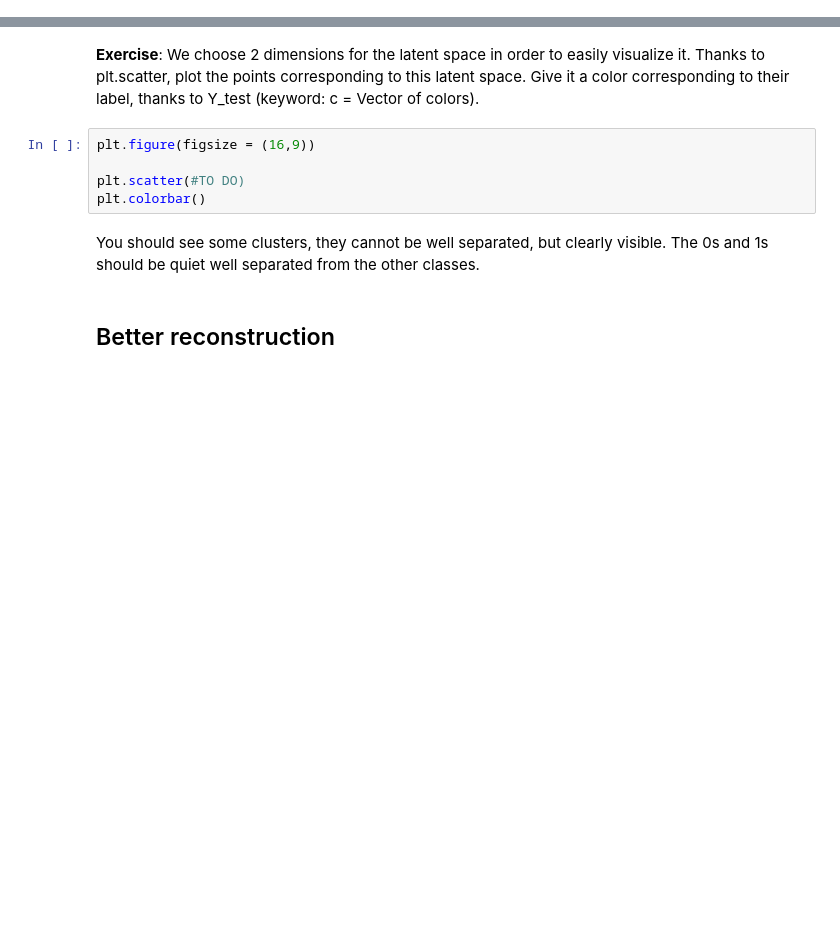
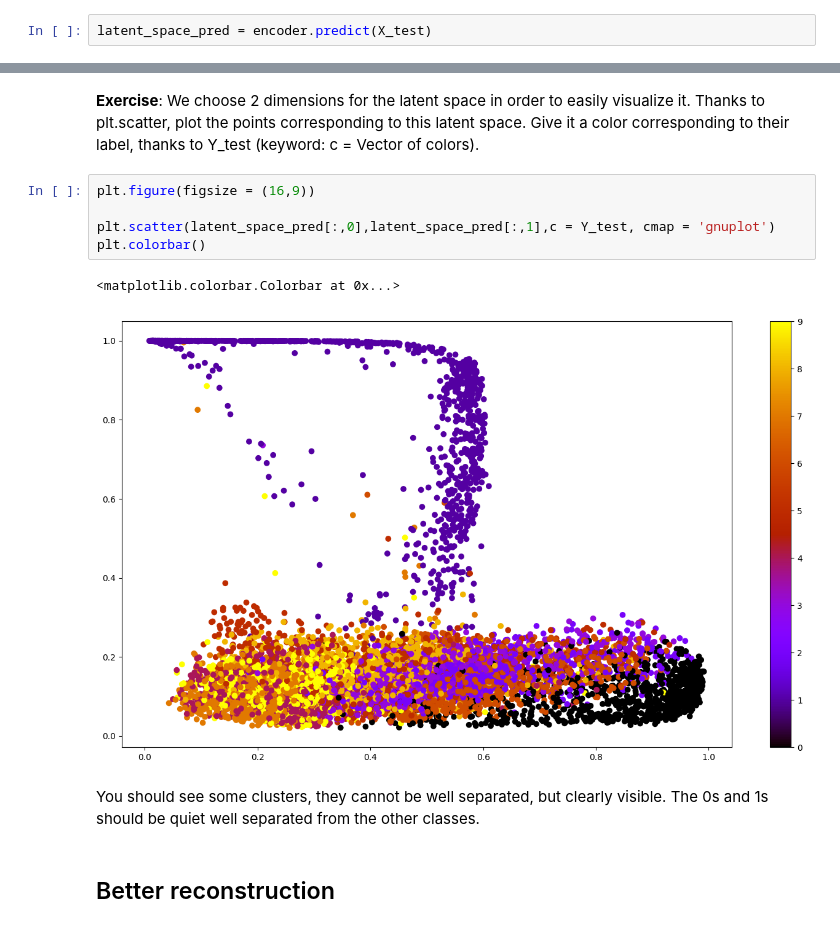
Before and after one commit to SantiagoM1227/TP_notebooks, a Jupyter notebook: English_version/TP_Bonus/TP_Keras_MNIST_autoencoder.ipynb, the cells around one changed output, grey strips where cells are left out. Saved outputs shown, nothing was run; the diff lists cells and outputs as text; blank space fills up the shorter version.

```diff
--- a/English_version/TP_Bonus/TP_Keras_MNIST_autoencoder.ipynb
+++ b/English_version/TP_Bonus/TP_Keras_MNIST_autoencoder.ipynb
@@ -190,0 +221,2 @@ latent_space_pred = #TO DO
+# %%
+latent_space_pred = encoder.predict(X_test)
@@ -193,8 +227,11 @@ latent_space_pred = #TO DO
 # %%
 plt.figure(figsize = (16,9))
 
-plt.scatter(#TO DO)
+plt.scatter(latent_space_pred[:,0],latent_space_pred[:,1],c = Y_test, cmap = 'gnuplot')
 plt.colorbar()
+# %% [output]
+<matplotlib.colorbar.Colorbar at 0x...>
+[figure, added]
 # %% [markdown]
 You should see some clusters, they cannot be well separated, but clearly visible. The 0s and 1s should be quiet well separated from the other classes.
 # %% [markdown]
```
Also changed, not shown: parts of 13 cells of this notebook.
